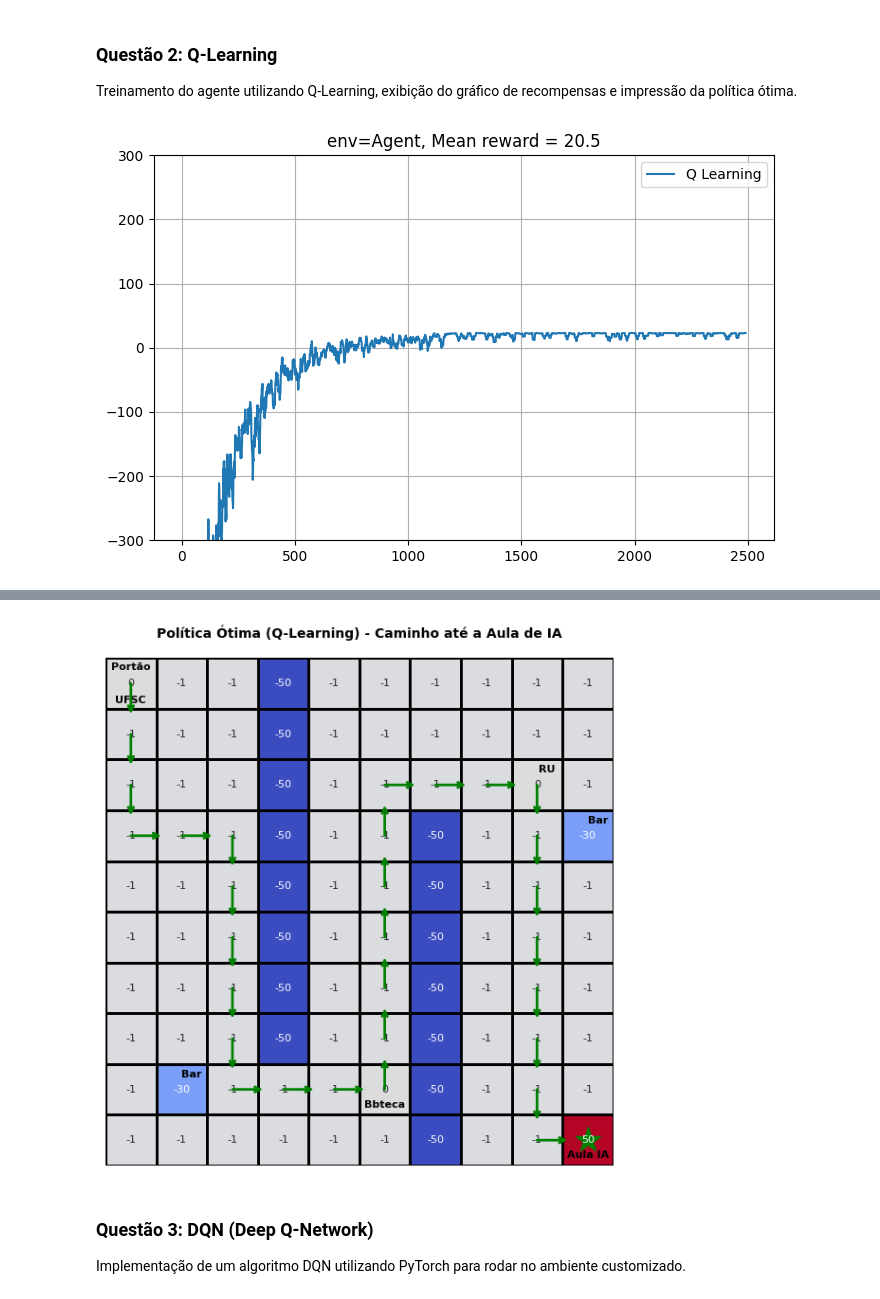
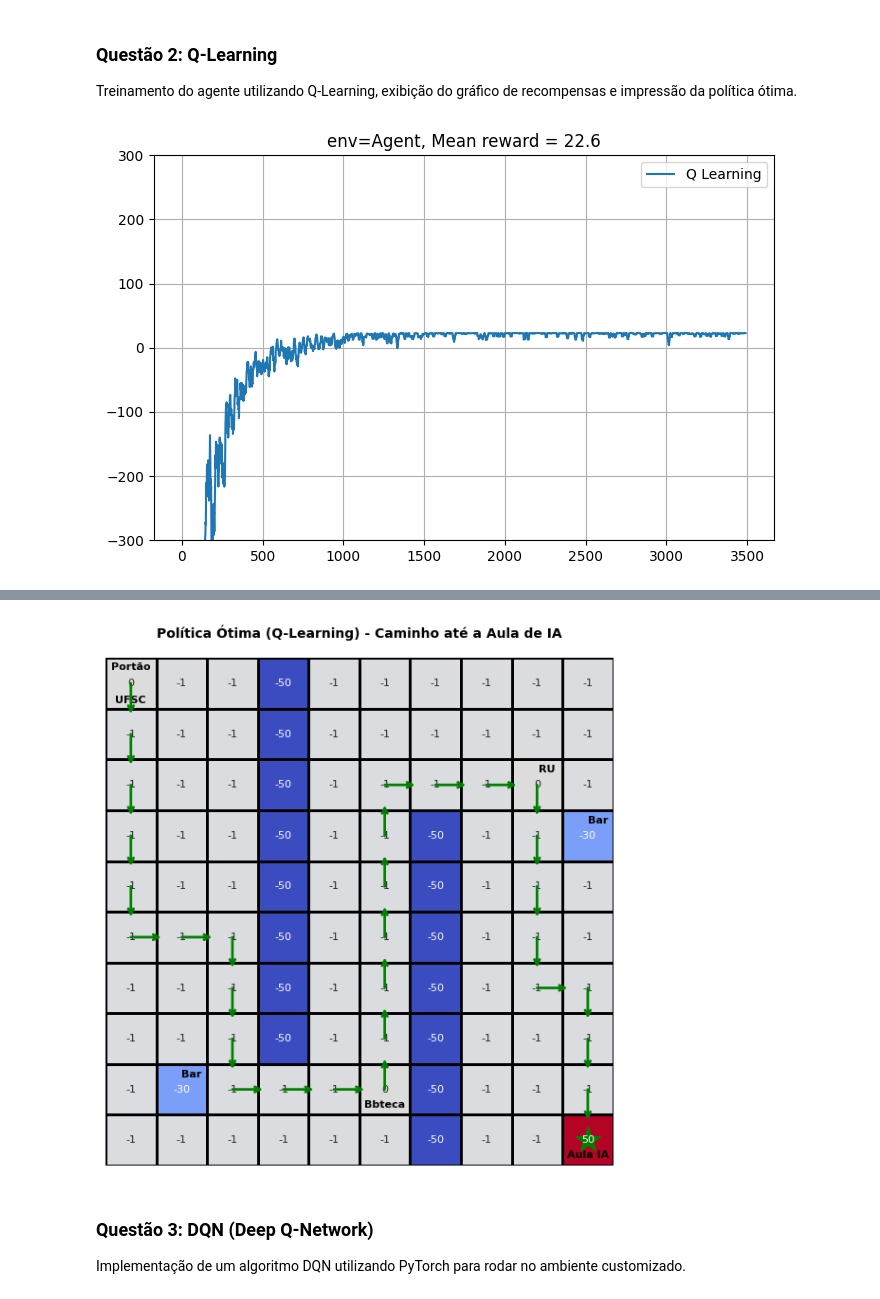
Before and after one commit to adrianfelsky/TrabalhosIA, a Jupyter notebook: T3/Trabalho_3_IA.ipynb, the cells around one changed output, grey strips where cells are left out. Cells and saved outputs as stored; diff of their text form; code cells hidden in the pictures.

```diff
--- a/T3/Trabalho_3_IA.ipynb
+++ b/T3/Trabalho_3_IA.ipynb
@@ -170,48 +164,60 @@ import seaborn as sns
 import warnings
 warnings.filterwarnings("ignore", category=DeprecationWarning)
 
-# Parâmetros
-alpha = 0.1
-gamma = 0.99
-epsilon = 1.0
-epsilon_decay = 0.997
-epsilon_min = 0.01
-episodes = 2500
 
-# Tabela Q
-q_table = np.zeros((env.observation_space.n, env.action_space.n))
 
-# Histórico
-rewards_history = []
 
-# Treinamento Q-Learning
-for episode in range(episodes):
-    state = env.reset()
-    done = False
-    total_reward = 0
 
-    while not done:
-        if np.random.rand() < epsilon:
-            action = env.action_space.sample()
-        else:
-            action = np.argmax(q_table[state])
+#-------------------------------------------------------------------
+for i in range(5):
 
-        next_state, reward, done, _ = env.step(action)
+  # Parâmetros
+  alpha = 0.1
+  gamma = 0.99
+  epsilon = 1.0
+  epsilon_decay = 0.997
+  epsilon_min = 0.01
+  episodes = 3500
 
-        best_next_action = np.argmax(q_table[next_state])
-        td_target = reward + gamma * q_table[next_state][best_next_action]
-        q_table[state][action] += alpha * (td_target - q_table[state][action])
+  # Tabela Q
+  q_table = np.zeros((env.observation_space.n, env.action_space.n))
 
-        state = next_state
-        total_reward += reward
+  # Histórico
+  rewards_history = []
 
-    epsilon = max(epsilon_min, epsilon * epsilon_decay)
-    rewards_history.append(total_reward)
+  # Treinamento Q-Learning
+  for episode in range(episodes):
+      state = env.reset()
+      done = False
+      total_reward = 0
+
+      while not done:
+          if np.random.rand() < epsilon:
+              action = env.action_space.sample()
+          else:
+              action = np.argmax(q_table[state])
+
+          next_state, reward, done, _ = env.step(action)
+
+          best_next_action = np.argmax(q_table[next_state])
+          td_target = reward + gamma * q_table[next_state][best_next_action]
+          q_table[state][action] += alpha * (td_target - q_table[state][action])
+
+          state = next_state
+          total_reward += reward
+
+      epsilon = max(epsilon_min, epsilon * epsilon_decay)
+      rewards_history.append(total_reward)
+
+  mean_reward_last_100 = np.mean(rewards_history[-100:])
+
+  if mean_reward_last_100 > 0:
+    break
+#-------------------------------------------------------------------
 
 # Plot recompensas
 window = 10
 smoothed_rewards = np.convolve(rewards_history, np.ones(window)/window, mode='valid')
-mean_reward_last_100 = np.mean(rewards_history[-100:])
 
 plt.figure(figsize=(8, 5))
 plt.plot(smoothed_rewards, label="Q Learning")
@@ -283,32 +289,32 @@ ax.text(9.7, 3.2, "Bar",              ha='center', va='center', fontsize=8, font
 ax.text(8.7, 2.2, "RU",               ha='center', va='center', fontsize=8, fontweight='bold')
 ax.text(5.5, 8.8, "Bbteca",           ha='center', va='center', fontsize=8, fontweight='bold')
 ax.text(9.5, 9.8, "Aula IA",          ha='center', va='center', fontsize=8, fontweight='bold')
 
 plt.title("Política Ótima (Q-Learning) - Caminho até a Aula de IA", fontsize=10, fontweight='bold', pad=15)
 plt.xticks([])
 plt.yticks([])
 
 # Desenhando as setas do caminho ótimo
 for i in range(len(optimal_path) - 1):
     curr_r, curr_c = optimal_path[i]
     next_r, next_c = optimal_path[i+1]
 
     start_y, start_x = curr_r + 0.5, curr_c + 0.5
     end_y, end_x = next_r + 0.5, next_c + 0.5
 
     dx = (end_x - start_x) * 0.6
     dy = (end_y - start_y) * 0.6
 
     ax.annotate("",
                 xy=(start_x + dx, start_y + dy), xycoords='data',
                 xytext=(start_x, start_y), textcoords='data',
                 arrowprops=dict(arrowstyle="->", color="green", lw=2, shrinkA=0, shrinkB=0))
 
 end_y, end_x = optimal_path[-1][0] + 0.5, optimal_path[-1][1] + 0.5
 ax.plot(end_x, end_y, 'g*', markersize=20)
 
 plt.tight_layout()
 plt.show()
 # %% [output]
-[figure, old version]
+[figure, new version]
 Política Otimizada:
@@ -325,4 +331,4 @@ Política Otimizada:
-[figure, old version]
+[figure, new version]
 # %% [markdown]
 ### Questão 3: DQN (Deep Q-Network)
 Implementação de um algoritmo DQN utilizando PyTorch para rodar no ambiente customizado.
```
Also changed, not shown: parts of 4 cells of this notebook.
